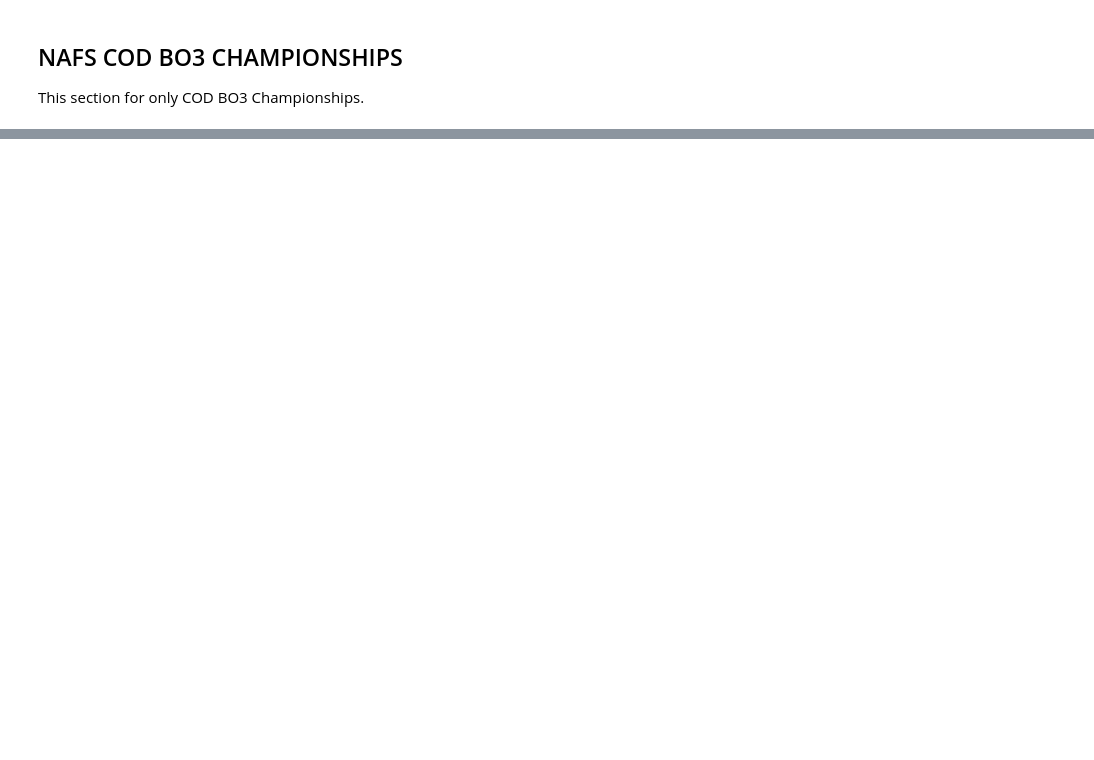
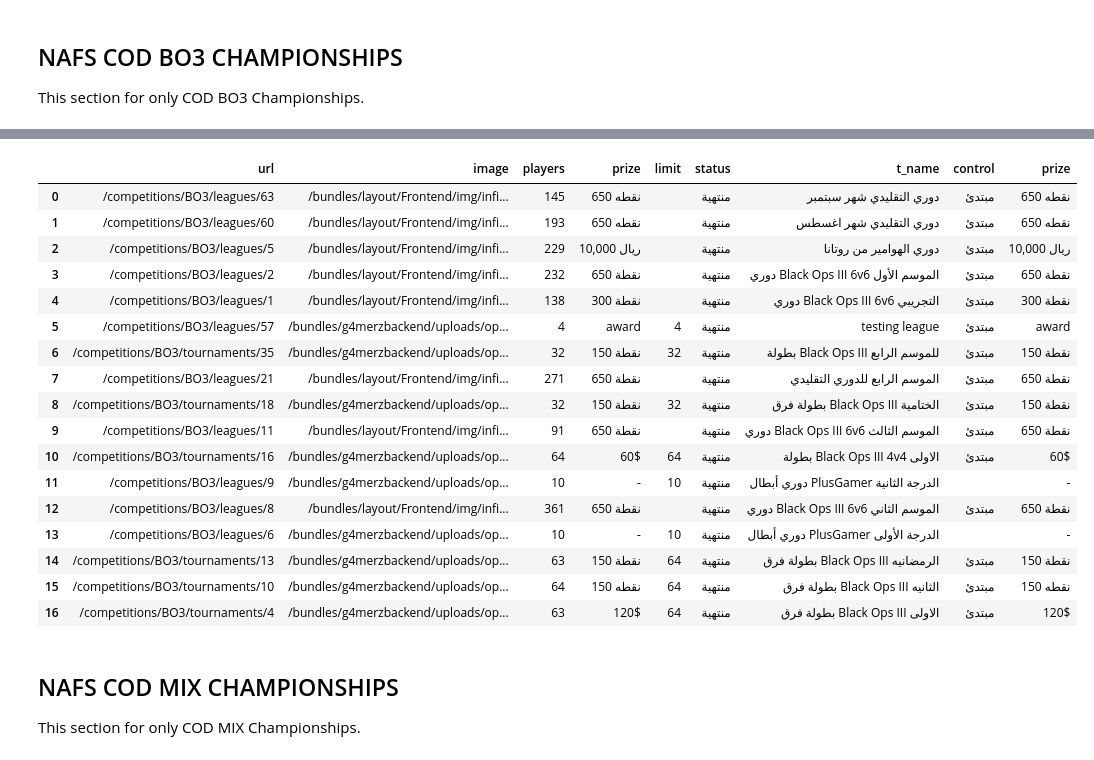
Before and after one commit to iRaied/eSports_Teams, a Jupyter notebook: esports_teams.ipynb, the cells around one changed output, grey strips where cells are left out. Saved outputs shown, nothing was run; the diff lists cells and outputs as text; code cells hidden in the pictures; blank space fills up the shorter version.

```diff
--- a/esports_teams.ipynb
+++ b/esports_teams.ipynb
@@ -1783,0 +2185,56 @@ This section for only COD BO3 Championships.
+# %%
+# 17
+
+df_COD_BO3_main = []
+with open('./TOs/NAFS/COD_BO3/NAFS_COD_BO3.txt', encoding='utf8') as file:
+    soup = BeautifulSoup(file.read())
+    for x in soup.find_all('div', class_="col-lg-4"):
+        for url in x.find_all('a'):
+            url = url.get('href')
+            #print(url)
+        for image_src in x.find_all("img"):
+            #print(image_src['src'])
+            image = image_src['src']
+        players = x.find_all('span')[0].contents[0]
+        #print(players)
+        limit = x.find_all('span')[1].contents[0][2:]
+        #print(limit)
+        status = x.find_all('a')[1].contents[0].strip()
+        #print(status)
+        div_container = x.find('div', class_="game__title")
+        t_name = div_container.find('h4').contents[0]
+        #print(t_name)
+        control = div_container.find_all('li')[0].contents[1].strip()
+        #print(control)
+        prize = div_container.find_all('li')[1].contents[1].strip()
+        #print(prize)
+        df_COD_BO3_main.append({'url': url, 'image': image, 'players': players, 'limit': limit, 'status': status,
+                             't_name': t_name, 'control': control, 'prize': prize})
+df_COD_BO3_main = pd.DataFrame(df_COD_BO3_main, columns = ['url', 'image', 'players', 'prize', 'limit', 'status', 't_name',
+                                                     'control', 'prize'])
+# %%
+# 18
+
+df_COD_BO3_main
+# %% [output]
+|  | url | image | players | prize | limit | status | t_name | control | prize |
+| 0 | /competitions/BO3/leagues/63 | /bundles/layout/Frontend/img/infi... | 145 | 650 نقطه |  | منتهية | دوري التقليدي شهر سبتمبر | مبتدئ | 650 نقطه |
+| 1 | /competitions/BO3/leagues/60 | /bundles/layout/Frontend/img/infi... | 193 | 650 نقطه |  | منتهية | دوري التقليدي شهر اغسطس | مبتدئ | 650 نقطه |
+| 2 | /competitions/BO3/leagues/5 | /bundles/layout/Frontend/img/infi... | 229 | 10,000 ريال |  | منتهية | دوري الهوامير من روتانا | مبتدئ | 10,000 ريال |
+| 3 | /competitions/BO3/leagues/2 | /bundles/layout/Frontend/img/infi... | 232 | 650 نقطة |  | منتهية | دوري Black Ops III 6v6 الموسم الأول | مبتدئ | 650 نقطة |
+| 4 | /competitions/BO3/leagues/1 | /bundles/layout/Frontend/img/infi... | 138 | 300 نقطة |  | منتهية | دوري Black Ops III 6v6 التجريبي | مبتدئ | 300 نقطة |
+| 5 | /competitions/BO3/leagues/57 | /bundles/g4merzbackend/uploads/op... | 4 | award | 4 | منتهية | testing league | مبتدئ | award |
+| 6 | /competitions/BO3/tournaments/35 | /bundles/g4merzbackend/uploads/op... | 32 | 150 نقطة | 32 | منتهية | بطولة Black Ops III للموسم الرابع | مبتدئ | 150 نقطة |
+| 7 | /competitions/BO3/leagues/21 | /bundles/layout/Frontend/img/infi... | 271 | 650 نقطة |  | منتهية | الموسم الرابع للدوري التقليدي | مبتدئ | 650 نقطة |
+| 8 | /competitions/BO3/tournaments/18 | /bundles/g4merzbackend/uploads/op... | 32 | 150 نقطة | 32 | منتهية | بطولة فرق Black Ops III الختامية | مبتدئ | 150 نقطة |
+| 9 | /competitions/BO3/leagues/11 | /bundles/layout/Frontend/img/infi... | 91 | 650 نقطة |  | منتهية | دوري Black Ops III 6v6 الموسم الثالث | مبتدئ | 650 نقطة |
+| 10 | /competitions/BO3/tournaments/16 | /bundles/g4merzbackend/uploads/op... | 64 | 60$ | 64 | منتهية | بطولة Black Ops III 4v4 الاولى | مبتدئ | 60$ |
+| 11 | /competitions/BO3/leagues/9 | /bundles/g4merzbackend/uploads/op... | 10 | - | 10 | منتهية | دوري أبطال PlusGamer الدرجة الثانية |  | - |
+| 12 | /competitions/BO3/leagues/8 | /bundles/layout/Frontend/img/infi... | 361 | 650 نقطة |  | منتهية | دوري Black Ops III 6v6 الموسم الثاني | مبتدئ | 650 نقطة |
+| 13 | /competitions/BO3/leagues/6 | /bundles/g4merzbackend/uploads/op... | 10 | - | 10 | منتهية | دوري أبطال PlusGamer الدرجة الأولى |  | - |
+| 14 | /competitions/BO3/tournaments/13 | /bundles/g4merzbackend/uploads/op... | 63 | 150 نقطة | 64 | منتهية | بطولة فرق Black Ops III الرمضانيه | مبتدئ | 150 نقطة |
+| 15 | /competitions/BO3/tournaments/10 | /bundles/g4merzbackend/uploads/op... | 64 | 150 نقطه | 64 | منتهية | بطولة فرق Black Ops III الثانيه | مبتدئ | 150 نقطه |
+| 16 | /competitions/BO3/tournaments/4 | /bundles/g4merzbackend/uploads/op... | 63 | 120$ | 64 | منتهية | بطولة فرق Black Ops III الاولى | مبتدئ | 120$ |
+# %% [markdown]
+## NAFS COD MIX CHAMPIONSHIPS
+This section for only COD MIX Championships.
```
Also changed, not shown: parts of 62 cells of this notebook.
